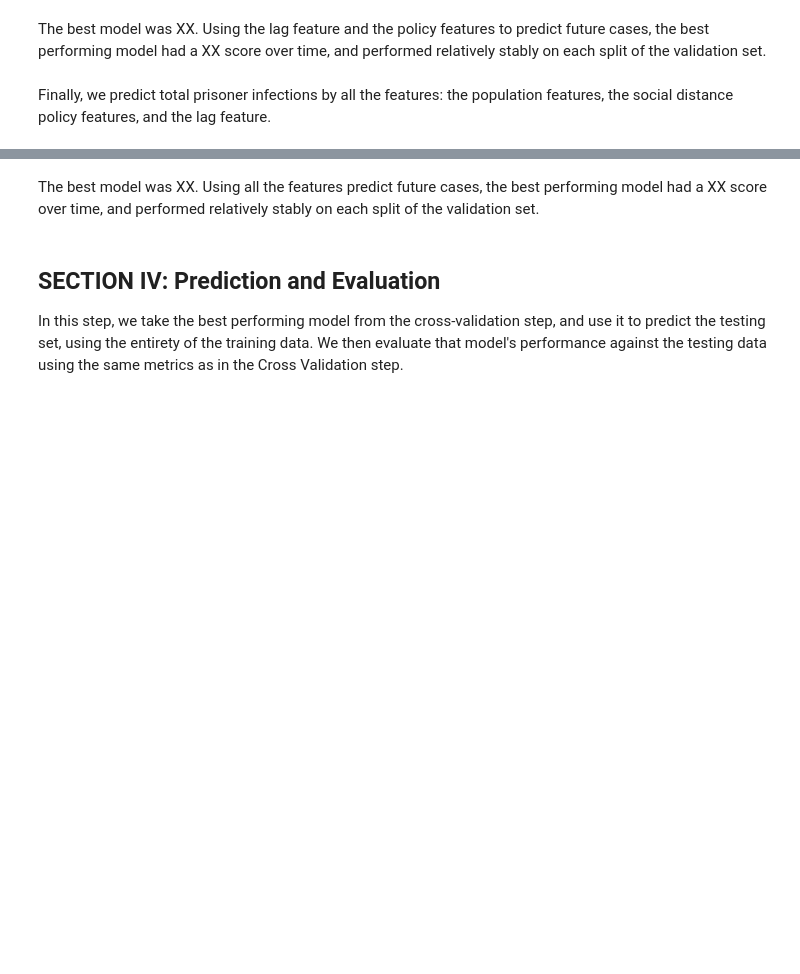
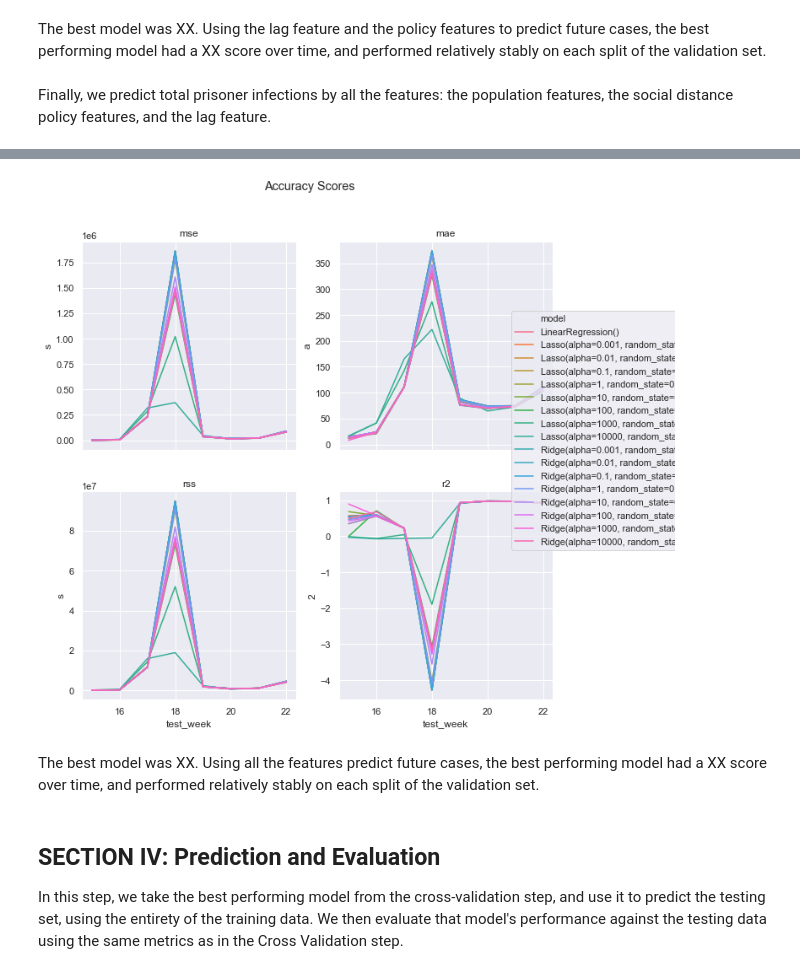
Before and after one commit to christi-liongson/covid_decarceration, a Jupyter notebook: analysis/prison_data_processing.ipynb, the cells around one changed output, grey strips where cells are left out. Saved outputs shown, nothing was run; the diff lists cells and outputs as text; code cells hidden in the pictures; blank space fills up the shorter version.

Commit message:
Forgot a graph

```diff
--- a/analysis/prison_data_processing.ipynb
+++ b/analysis/prison_data_processing.ipynb
@@ -894,6 +894,9 @@ total_cv_df.head(20)
 | 19 | Lasso(alpha=0.01, random_state=0) | 3298.214874 | 24.062653 | 0.591678 | 164910.743707 | 00:00:00.011837 | {'alpha': 0.01, 'random_state': 0} | 16 |
 # %%
 ## PLOT THE MODELS AND THEIR PERFORMANCE HERE!
+graph_cv_scores(total_cv_df, accuracy_metrics, 'model', 'Accuracy Scores')
+# %% [output]
+[figure, added]
 # %% [markdown]
 The best model was XX. Using all the features predict future cases, the best performing model had a XX score over time, and performed relatively stably on each split of the validation set.
 # %%
```
